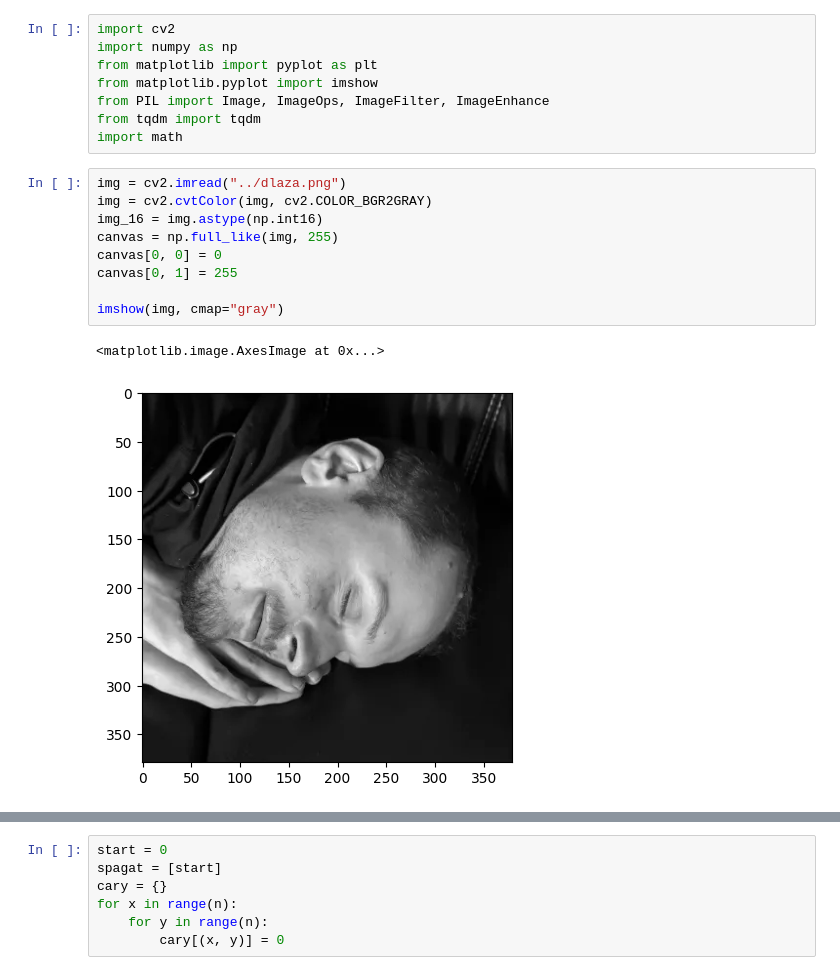
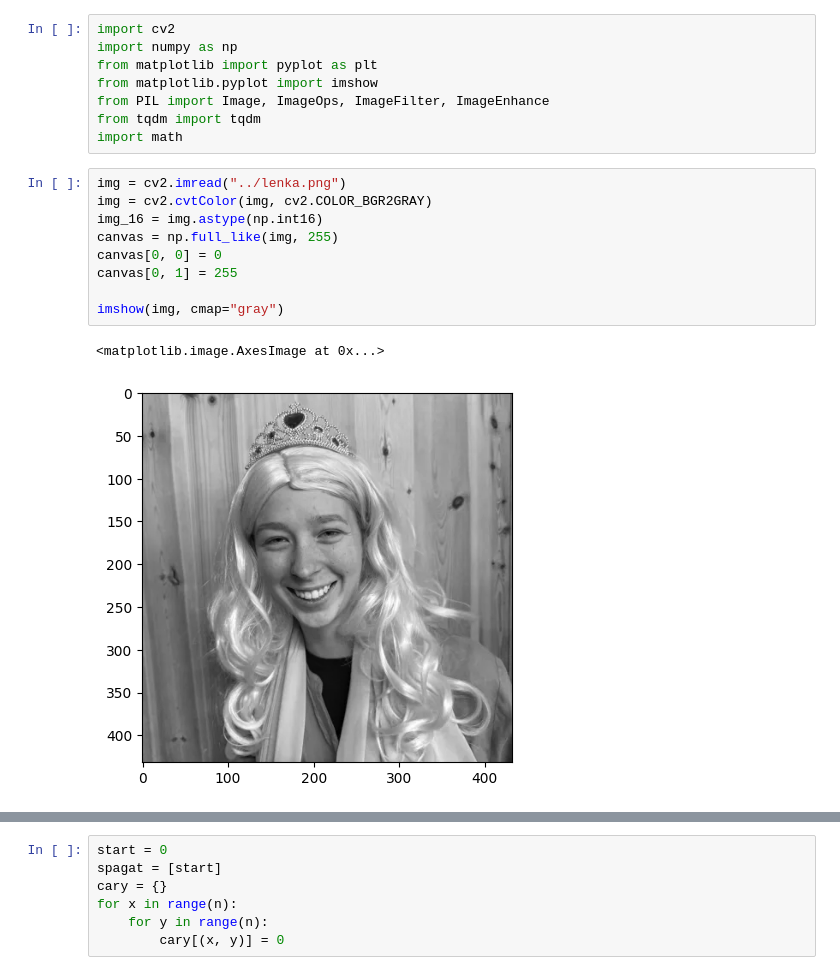
Before and after one commit to ticvac/konfera_string_art, a Jupyter notebook: mse/mse2.ipynb, the cells around one changed output, grey strips where cells are left out. Cells and saved outputs as stored; diff of their text form.

```diff
--- a/mse/mse2.ipynb
+++ b/mse/mse2.ipynb
@@ -7,17 +7,17 @@ from PIL import Image, ImageOps, ImageFilter, ImageEnhance
 from tqdm import tqdm
 import math
 # %%
-img = cv2.imread("../dlaza.png")
+img = cv2.imread("../lenka.png")
 img = cv2.cvtColor(img, cv2.COLOR_BGR2GRAY)
 img_16 = img.astype(np.int16)
 canvas = np.full_like(img, 255)
 canvas[0, 0] = 0
 canvas[0, 1] = 255
 
 imshow(img, cmap="gray")
 # %% [output]
 <matplotlib.image.AxesImage at 0x...>
-[figure, old version]
+[figure, new version]
 # %%
 def create_circular_mask(h, w, center=None, radius=None):
 
```
Also changed, not shown: parts of 3 cells of this notebook, 7 other files.
